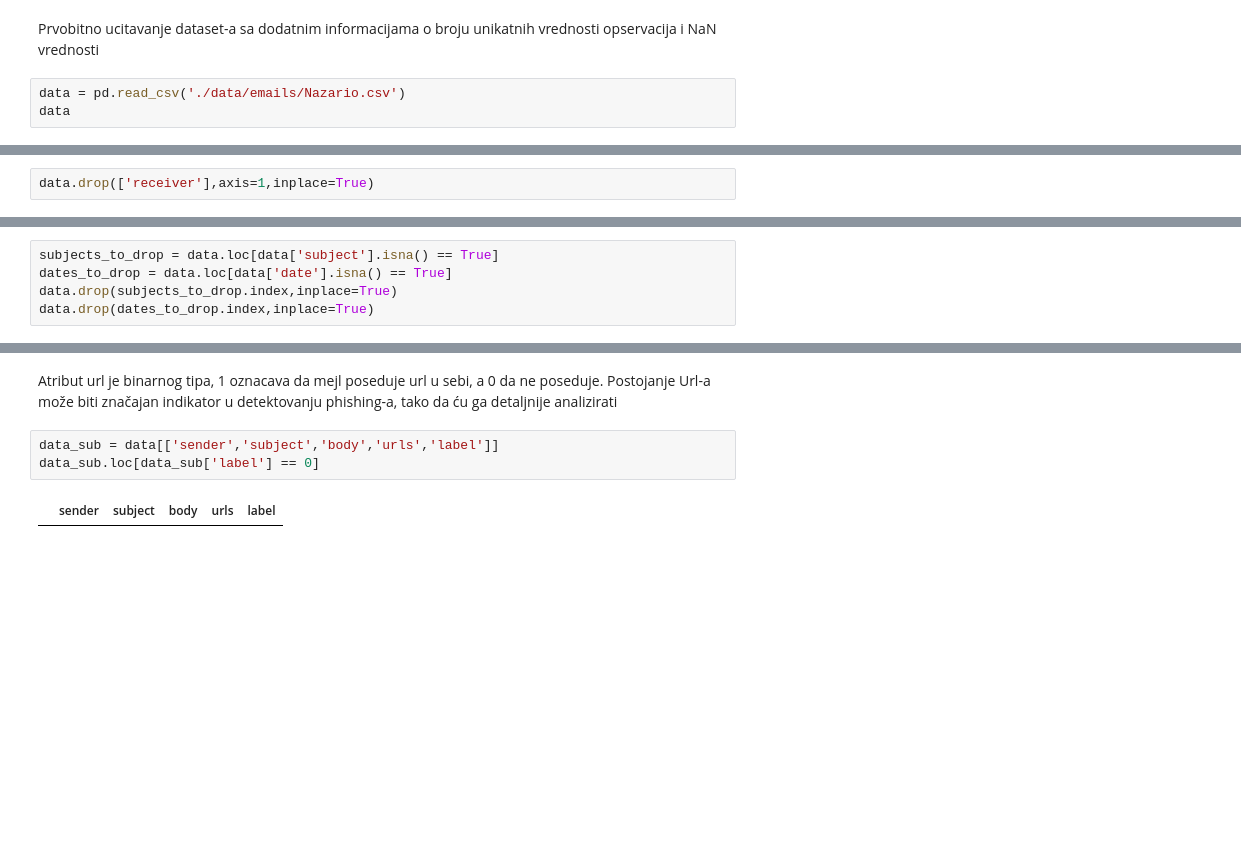
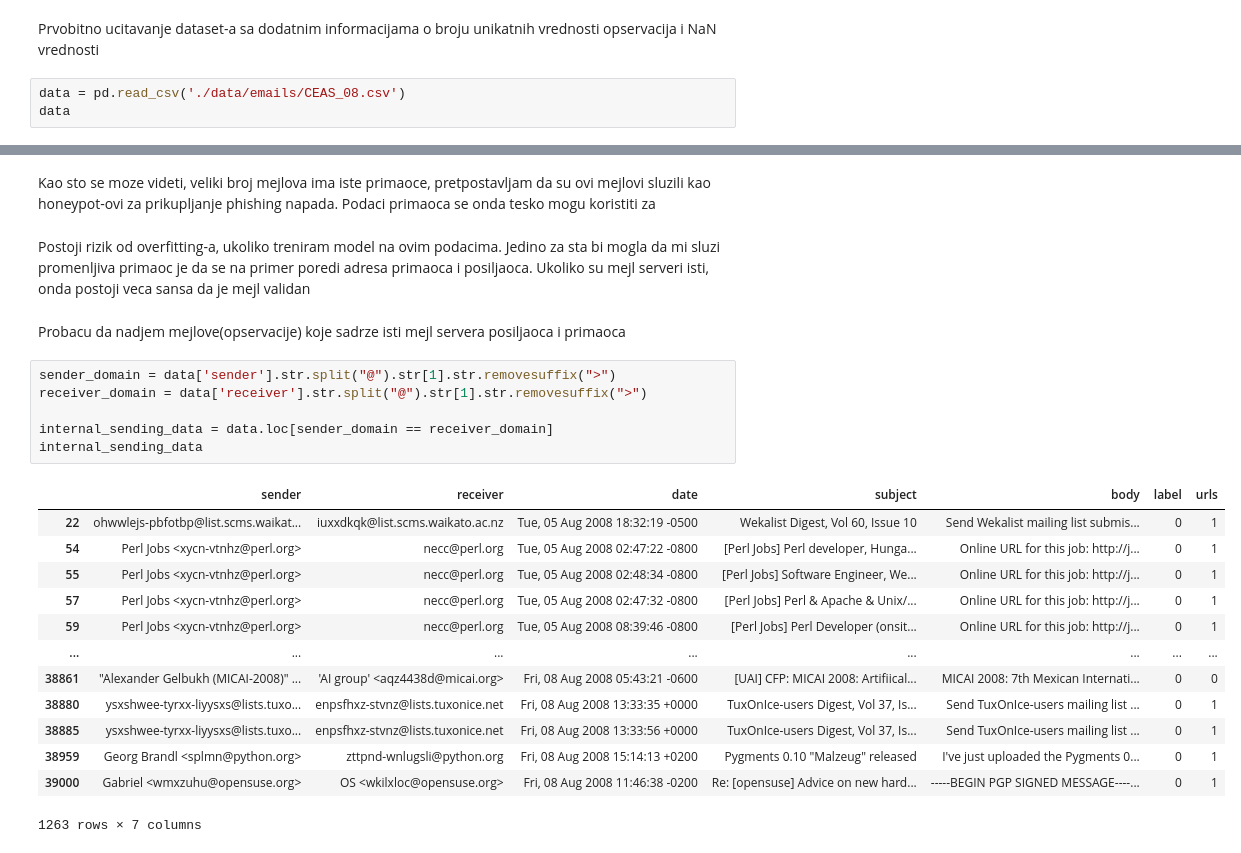
Before and after one commit to LukaDervisevic/PhishingDetection, a Jupyter notebook: model.ipynb, the cells around one changed output, grey strips where cells are left out. Saved outputs shown, nothing was run; the diff lists cells and outputs as text; blank space fills up the shorter version.

Commit message:
#Redoing beggining of model building

```diff
--- a/model.ipynb
+++ b/model.ipynb
@@ -37,6 +37,6 @@ import spacy
 # %% [markdown]
 Prvobitno ucitavanje dataset-a sa dodatnim informacijama o broju unikatnih vrednosti opservacija i NaN  vrednosti
 # %%
-data = pd.read_csv('./data/emails/Nazario.csv')
+data = pd.read_csv('./data/emails/CEAS_08.csv')
 data
 # %% [output]
@@ -91,2 +82,0 @@ Na osnovu prethodnog izveštaja vidi se da je dominantna adresa jose@monkey.org,
-# %%
-data.drop(['receiver'],axis=1,inplace=True)
@@ -104,5 +82,0 @@ Ostali atributi imaju jako mali broj NaN vrednosti u odnosu na ceo dataset(< 1%)
-# %%
-subjects_to_drop = data.loc[data['subject'].isna() == True]
-dates_to_drop = data.loc[data['date'].isna() == True]
-data.drop(subjects_to_drop.index,inplace=True)
-data.drop(dates_to_drop.index,inplace=True)
@@ -130,7 +83,26 @@ Name: count, dtype: int64
-# %% [markdown]
-Atribut url je binarnog tipa, 1 oznacava da mejl poseduje url u sebi, a 0 da ne poseduje. Postojanje Url-a može biti značajan indikator u detektovanju phishing-a, tako da ću ga detaljnije analizirati
-# %%
-data_sub = data[['sender','subject','body','urls','label']]
-data_sub.loc[data_sub['label'] == 0]
-# %% [output]
-|  | sender | subject | body | urls | label |
+# %% [markdown]
+Kao sto se moze videti, veliki broj mejlova ima iste primaoce, pretpostavljam da su ovi mejlovi sluzili kao honeypot-ovi za prikupljanje phishing napada. Podaci primaoca se onda tesko mogu koristiti za
+# %% [markdown]
+Postoji rizik od overfitting-a, ukoliko treniram model na ovim podacima. Jedino za sta bi mogla da mi sluzi promenljiva primaoc je da se na primer poredi adresa primaoca i posiljaoca. Ukoliko su mejl serveri isti, onda postoji veca sansa da je mejl validan
+# %% [markdown]
+Probacu da nadjem mejlove(opservacije) koje sadrze isti mejl servera posiljaoca i primaoca
+# %%
+sender_domain = data['sender'].str.split("@").str[1].str.removesuffix(">")
+receiver_domain = data['receiver'].str.split("@").str[1].str.removesuffix(">")
+
+internal_sending_data = data.loc[sender_domain == receiver_domain]
+internal_sending_data
+# %% [output]
+|  | sender | receiver | date | subject | body | label | urls |
+| 22 | ohwwlejs-pbfotbp@list.scms.waikat... | iuxxdkqk@list.scms.waikato.ac.nz | Tue, 05 Aug 2008 18:32:19 -0500 | Wekalist Digest, Vol 60, Issue 10 | Send Wekalist mailing list submis... | 0 | 1 |
+| 54 | Perl Jobs <xycn-vtnhz@perl.org> | necc@perl.org | Tue, 05 Aug 2008 02:47:22 -0800 | [Perl Jobs] Perl developer, Hunga... | Online URL for this job: http://j... | 0 | 1 |
+| 55 | Perl Jobs <xycn-vtnhz@perl.org> | necc@perl.org | Tue, 05 Aug 2008 02:48:34 -0800 | [Perl Jobs] Software Engineer, We... | Online URL for this job: http://j... | 0 | 1 |
+| 57 | Perl Jobs <xycn-vtnhz@perl.org> | necc@perl.org | Tue, 05 Aug 2008 02:47:32 -0800 | [Perl Jobs] Perl & Apache & Unix/... | Online URL for this job: http://j... | 0 | 1 |
+| 59 | Perl Jobs <xycn-vtnhz@perl.org> | necc@perl.org | Tue, 05 Aug 2008 08:39:46 -0800 | [Perl Jobs] Perl Developer (onsit... | Online URL for this job: http://j... | 0 | 1 |
+| ... | ... | ... | ... | ... | ... | ... | ... |
+| 38861 | "Alexander Gelbukh (MICAI-2008)" ... | 'AI group' <aqz4438d@micai.org> | Fri, 08 Aug 2008 05:43:21 -0600 | [UAI] CFP: MICAI 2008: Artifiical... | MICAI 2008: 7th Mexican Internati... | 0 | 0 |
+| 38880 | ysxshwee-tyrxx-liyysxs@lists.tuxo... | enpsfhxz-stvnz@lists.tuxonice.net | Fri, 08 Aug 2008 13:33:35 +0000 | TuxOnIce-users Digest, Vol 37, Is... | Send TuxOnIce-users mailing list ... | 0 | 1 |
+| 38885 | ysxshwee-tyrxx-liyysxs@lists.tuxo... | enpsfhxz-stvnz@lists.tuxonice.net | Fri, 08 Aug 2008 13:33:56 +0000 | TuxOnIce-users Digest, Vol 37, Is... | Send TuxOnIce-users mailing list ... | 0 | 1 |
+| 38959 | Georg Brandl <splmn@python.org> | zttpnd-wnlugsli@python.org | Fri, 08 Aug 2008 15:14:13 +0200 | Pygments 0.10 "Malzeug" released | I've just uploaded the Pygments 0... | 0 | 1 |
+| 39000 | Gabriel <wmxzuhu@opensuse.org> | OS <wkilxloc@opensuse.org> | Fri, 08 Aug 2008 11:46:38 -0200 | Re: [opensuse] Advice on new hard... | -----BEGIN PGP SIGNED MESSAGE----... | 0 | 1 |
+1263 rows × 7 columns
```
Also changed, not shown: parts of 21 cells of this notebook, 1 other file.
